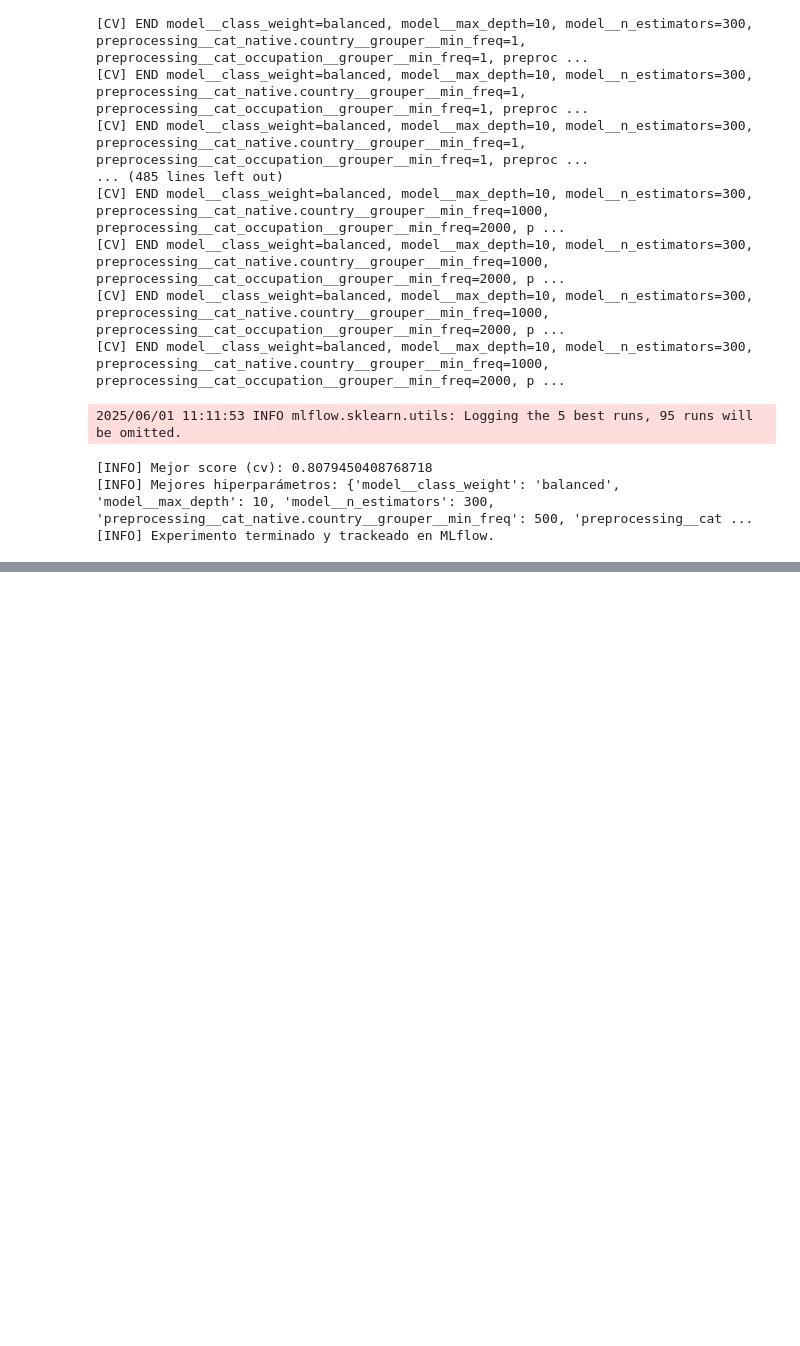
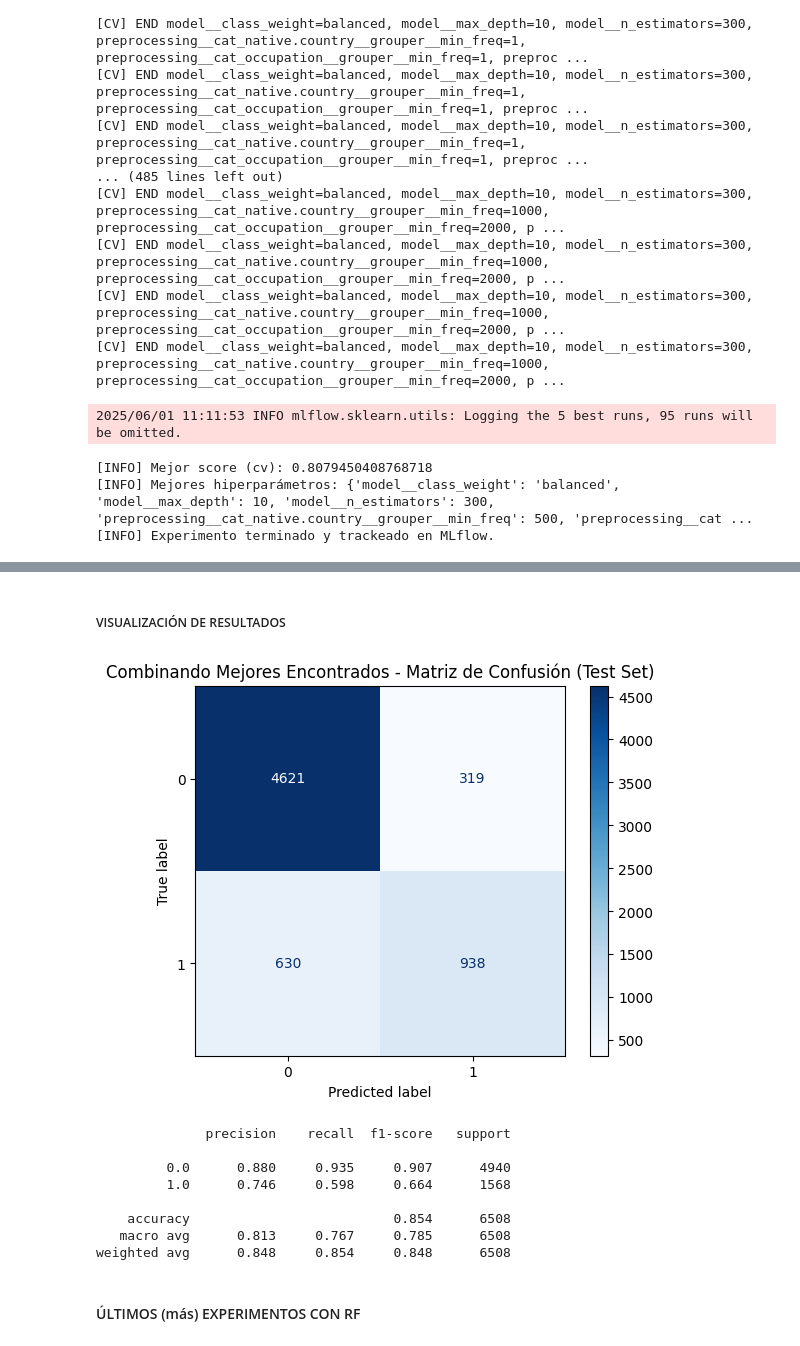
Before and after one commit to XavrV/mini-project-income, a Jupyter notebook: mini_project_adult_income.ipynb, the cells around one changed output, grey strips where cells are left out. Drawn from its saved outputs; the diff is of its cells as text; code cells hidden in the pictures; blank space fills up the shorter version.

```diff
--- a/mini_project_adult_income.ipynb
+++ b/mini_project_adult_income.ipynb
@@ -838,16 +872,30 @@ Fitting 5 folds for each of 384 candidates, totalling 1920 fits
+# %% [markdown]
+##### VISUALIZACIÓN DE RESULTADOS
 # %%
 from sklearn.metrics import confusion_matrix, ConfusionMatrixDisplay, classification_report
 
 # El mejor modelo entrenado
 best_model = joblib.load("results_out/comb_BestParams_search/best_model.joblib")
 y_pred = best_model.predict(splits["X_test"])
 
 # Matriz de confusión
 cm = confusion_matrix(splits["y_test"], y_pred)
 disp = ConfusionMatrixDisplay(confusion_matrix=cm)
 disp.plot(cmap="Blues")
-plt.title("Balanceado - Matriz de Confusión (Test Set)")
+plt.title("Combinando Mejores Encontrados - Matriz de Confusión (Test Set)")
 plt.show()
 
 # Reporte de clasificación
 print(classification_report(splits["y_test"], y_pred, digits=3))
+# %% [output]
+[figure, added]
+              precision    recall  f1-score   support
+
+         0.0      0.880     0.935     0.907      4940
+         1.0      0.746     0.598     0.664      1568
+
+    accuracy                          0.854      6508
+   macro avg      0.813     0.767     0.785      6508
+weighted avg      0.848     0.854     0.848      6508
+# %% [markdown]
+#### ÚLTIMOS (más) EXPERIMENTOS CON RF
```
Also changed, not shown: parts of 24 cells of this notebook.
